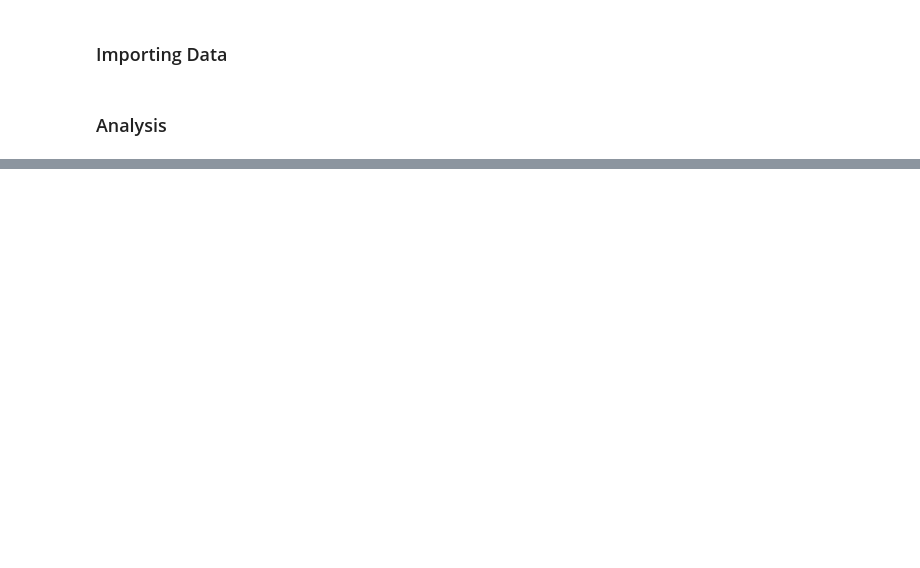
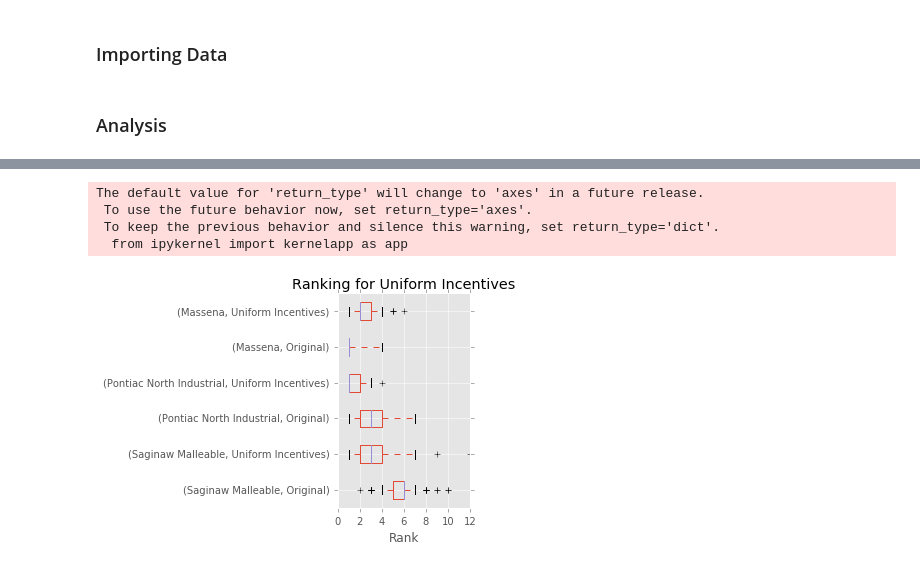
Before and after one commit to smaroukis/site-analysis, a Jupyter notebook: Sensitivity-Analysis-Part-Deux.ipynb, the cells around one changed output, grey strips where cells are left out. Saved outputs shown, nothing was run; the diff lists cells and outputs as text; code cells hidden in the pictures; blank space fills up the shorter version.

```diff
--- a/Sensitivity-Analysis-Part-Deux.ipynb
+++ b/Sensitivity-Analysis-Part-Deux.ipynb
@@ -78,0 +160,5 @@ The default value for 'return_type' will change to 'axes' in a future release.
+# %%
+# Hierarchical index 0 is Base, 1 is Uniform on One Variable
+df_ranks = pd.concat([baseranks, ranks], keys=[i for i in range(0,100)])
+df_ranks.index = df_ranks.index.set_levels([['Original','Uniform Incentives'],[i for i in range(0,100)]])
+df_ranks = df_ranks.unstack(0); df_ranks
@@ -78,0 +185,14 @@ The default value for 'return_type' will change to 'axes' in a future release.
+# %%
+# Plotting Saginaw, Pontiac North, and Massena
+df_ranks[['Saginaw Malleable','Pontiac North Industrial','Massena']].boxplot(vert=0)
+plt.title('Ranking for Uniform Incentives')
+plt.xlabel('Rank')
+plt.tight_layout()
+plt.savefig('Incentives_Plot1.pdf')
+plt.show()
+# %% [output]
+The default value for 'return_type' will change to 'axes' in a future release.
+ To use the future behavior now, set return_type='axes'.
+ To keep the previous behavior and silence this warning, set return_type='dict'.
+  from ipykernel import kernelapp as app
+[figure, added]
```
Also changed, not shown: parts of 17 cells of this notebook, 10 other files.
